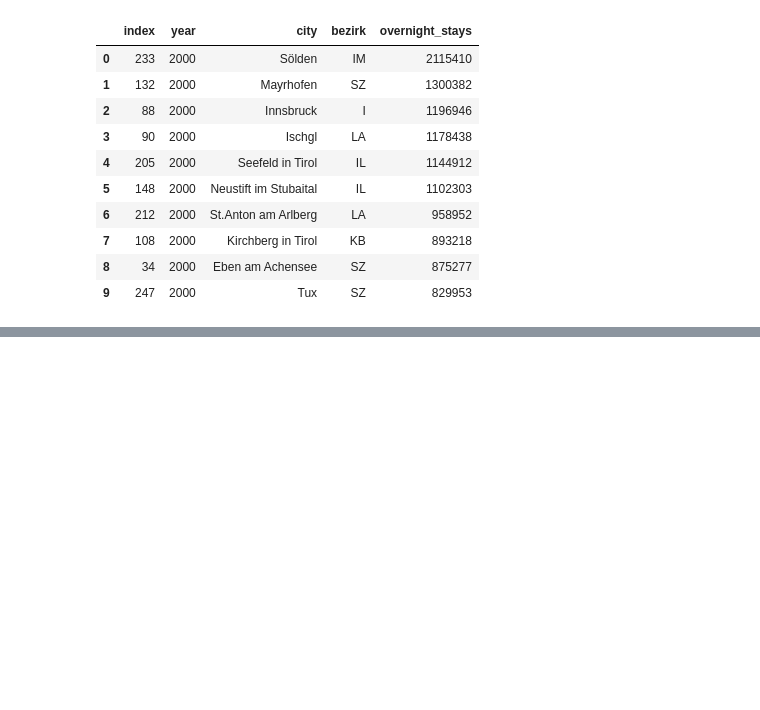
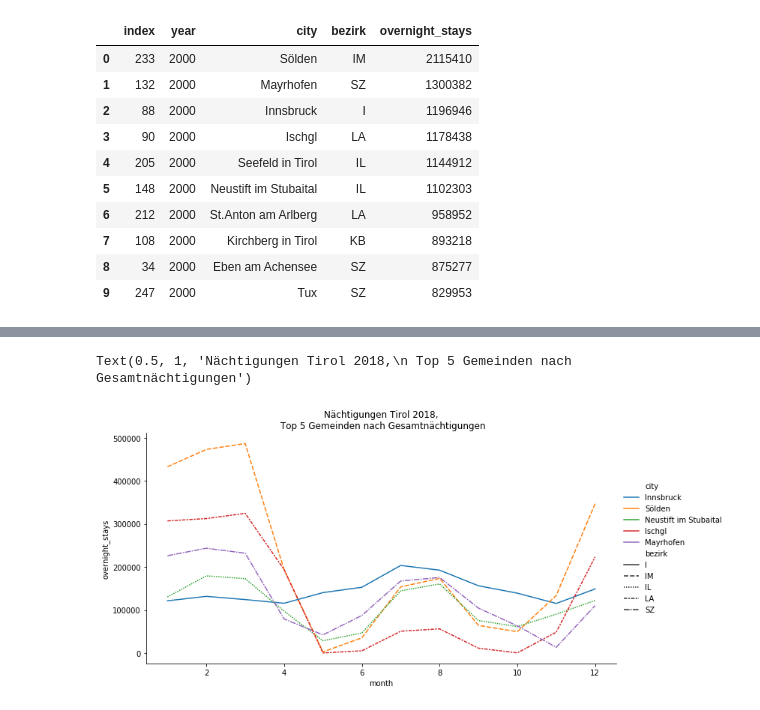
Before and after one commit to thomashon/tourism-analysis-tyrol, a Jupyter notebook: 3-analyses.ipynb, the cells around one changed output, grey strips where cells are left out. Saved outputs shown, nothing was run; the diff lists cells and outputs as text; code cells hidden in the pictures; blank space fills up the shorter version.

```diff
--- a/3-analyses.ipynb
+++ b/3-analyses.ipynb
@@ -147,4 +162,5 @@ df_year_total[df_year_total.year==2000].sort_values('overnight_stays', ascending
 | 8 | 34 | 2000 | Eben am Achensee | SZ | 875277 |
 | 9 | 247 | 2000 | Tux | SZ | 829953 |
 # %%
-df_year_total[df_year_total.year==2001].sort_values('overnight_stays', ascending=False).head(10)
+top_10_2018_total = df_year_total[df_year_total.year==2018].sort_values('overnight_stays', ascending=False).head(5).reset_index()
+top_10_2018_total = top_10_2018_total.drop('index', axis=1)
@@ -162,0 +176,8 @@ df_year_total[df_year_total.year==2001].sort_values('overnight_stays', ascending
+# %%
+top_10_2018 = df[(df.city.isin(top_10_2018_total.city)) & (df.year==2018)]
+# %%
+sns.relplot('month', 'overnight_stays', data=top_10_2018, kind='line', hue='city', style='bezirk', aspect=2)
+plt.title('Nächtigungen Tirol 2018,\n Top 5 Gemeinden nach Gesamtnächtigungen')
+# %% [output]
+Text(0.5, 1, 'Nächtigungen Tirol 2018,\n Top 5 Gemeinden nach Gesamtnächtigungen')
+[figure, added]
```
Also changed, not shown: parts of 6 cells of this notebook.
